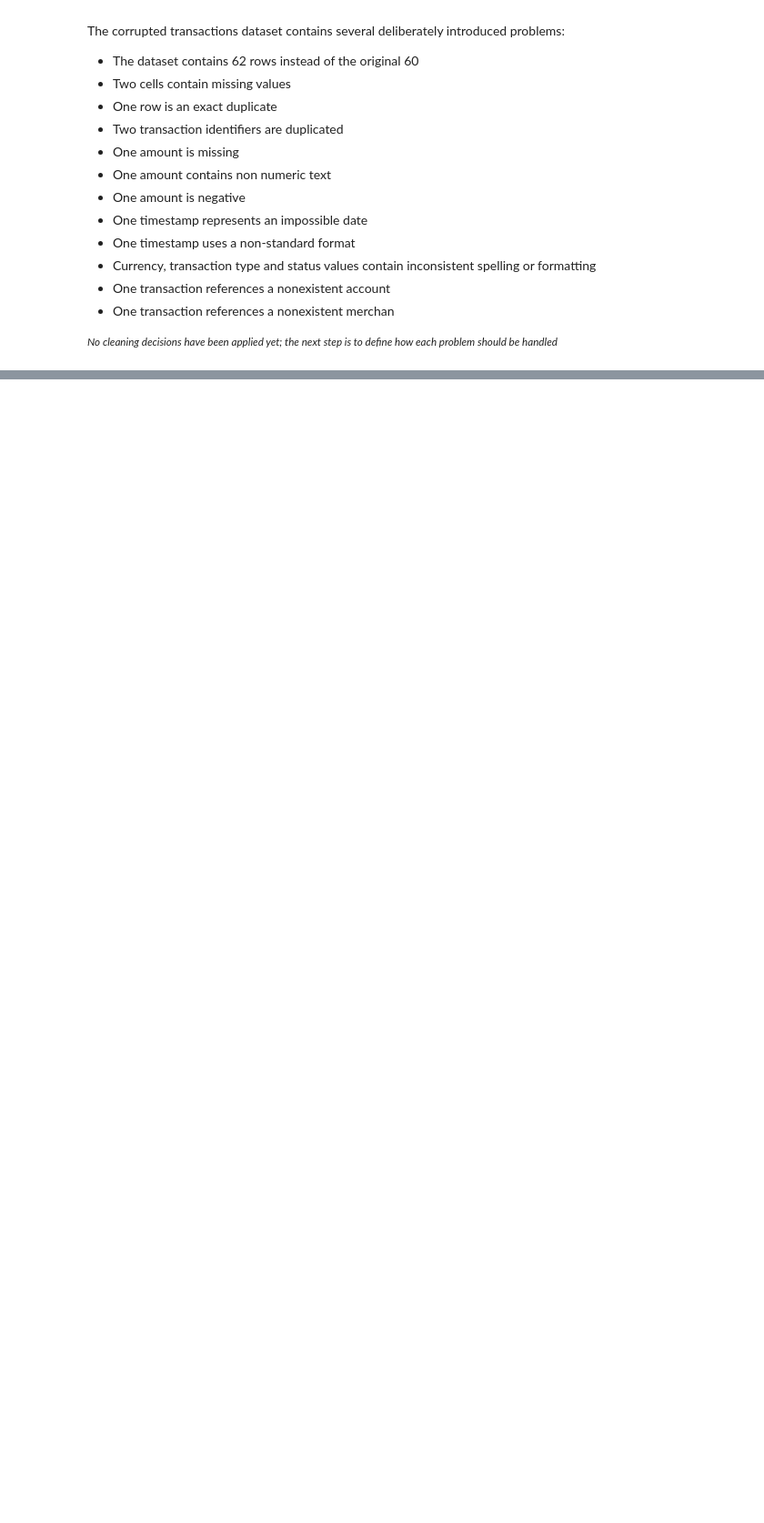
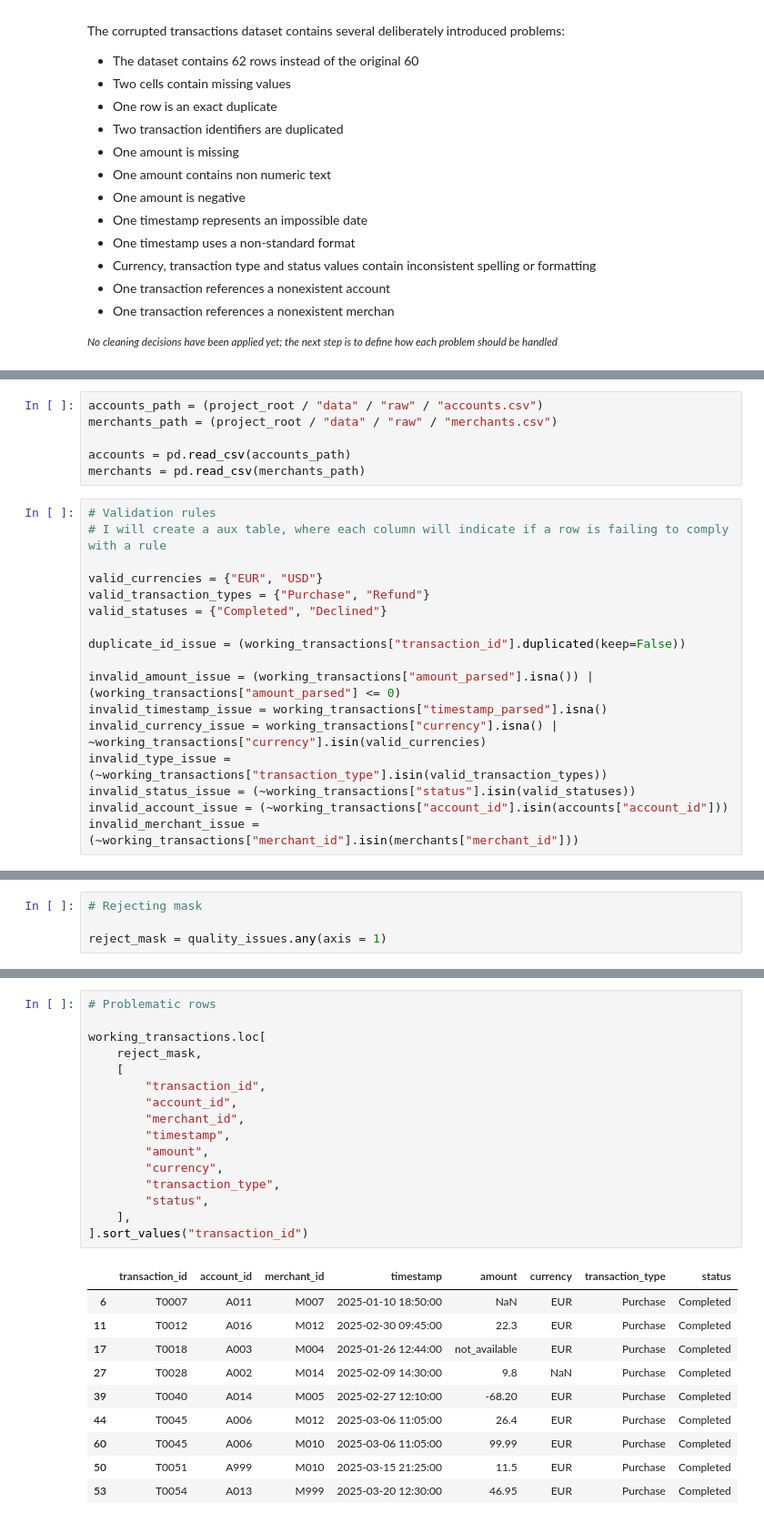
Before and after one commit to glezirene/transaction-intelligence, a Jupyter notebook: notebooks/02_data_quality.ipynb, the cells around one changed output, grey strips where cells are left out. Shown at 91% size. Saved outputs shown, nothing was run; the diff lists cells and outputs as text; blank space fills up the shorter version.

Commit message:
Clean transaction data and preserve rejected records

```diff
--- a/notebooks/02_data_quality.ipynb
+++ b/notebooks/02_data_quality.ipynb
@@ -428,0 +567,23 @@ The corrupted transactions dataset contains several deliberately introduced prob
+# %%
+accounts_path = (project_root / "data" / "raw" / "accounts.csv")
+merchants_path = (project_root / "data" / "raw" / "merchants.csv")
+
+accounts = pd.read_csv(accounts_path)
+merchants = pd.read_csv(merchants_path)
+# %%
+# Validation rules
+# I will create a aux table, where each column will indicate if a row is failing to comply with a rule
+
+valid_currencies = {"EUR", "USD"}
+valid_transaction_types = {"Purchase", "Refund"}
+valid_statuses = {"Completed", "Declined"}
+
+duplicate_id_issue = (working_transactions["transaction_id"].duplicated(keep=False))
+
+invalid_amount_issue = (working_transactions["amount_parsed"].isna()) | (working_transactions["amount_parsed"] <= 0)
+invalid_timestamp_issue = working_transactions["timestamp_parsed"].isna()
+invalid_currency_issue = working_transactions["currency"].isna() | ~working_transactions["currency"].isin(valid_currencies)
+invalid_type_issue = (~working_transactions["transaction_type"].isin(valid_transaction_types))
+invalid_status_issue = (~working_transactions["status"].isin(valid_statuses))
+invalid_account_issue = (~working_transactions["account_id"].isin(accounts["account_id"]))
+invalid_merchant_issue = (~working_transactions["merchant_id"].isin(merchants["merchant_id"]))
@@ -428,0 +642,4 @@ The corrupted transactions dataset contains several deliberately introduced prob
+# %%
+# Rejecting mask
+
+reject_mask = quality_issues.any(axis = 1)
@@ -428,0 +650,27 @@ The corrupted transactions dataset contains several deliberately introduced prob
+# %%
+# Problematic rows
+
+working_transactions.loc[
+    reject_mask,
+    [
+        "transaction_id",
+        "account_id",
+        "merchant_id",
+        "timestamp",
+        "amount",
+        "currency",
+        "transaction_type",
+        "status",
+    ],
+].sort_values("transaction_id")
+# %% [output]
+|  | transaction_id | account_id | merchant_id | timestamp | amount | currency | transaction_type | status |
+| 6 | T0007 | A011 | M007 | 2025-01-10 18:50:00 | NaN | EUR | Purchase | Completed |
+| 11 | T0012 | A016 | M012 | 2025-02-30 09:45:00 | 22.3 | EUR | Purchase | Completed |
+| 17 | T0018 | A003 | M004 | 2025-01-26 12:44:00 | not_available | EUR | Purchase | Completed |
+| 27 | T0028 | A002 | M014 | 2025-02-09 14:30:00 | 9.8 | NaN | Purchase | Completed |
+| 39 | T0040 | A014 | M005 | 2025-02-27 12:10:00 | -68.20 | EUR | Purchase | Completed |
+| 44 | T0045 | A006 | M012 | 2025-03-06 11:05:00 | 26.4 | EUR | Purchase | Completed |
+| 60 | T0045 | A006 | M010 | 2025-03-06 11:05:00 | 99.99 | EUR | Purchase | Completed |
+| 50 | T0051 | A999 | M010 | 2025-03-15 21:25:00 | 11.5 | EUR | Purchase | Completed |
+| 53 | T0054 | A013 | M999 | 2025-03-20 12:30:00 | 46.95 | EUR | Purchase | Completed |
```
Also changed, not shown: parts of 46 cells of this notebook, 3 other files.
